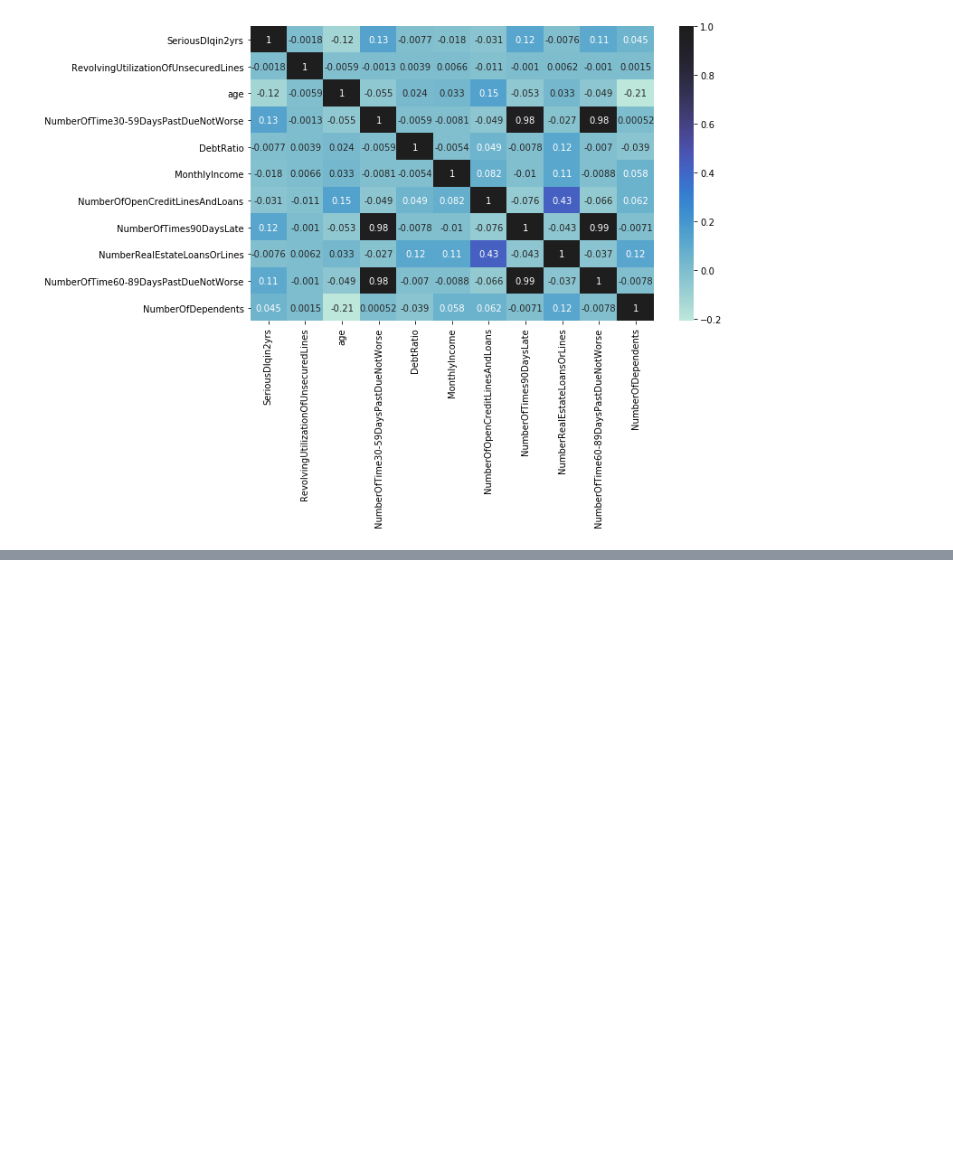
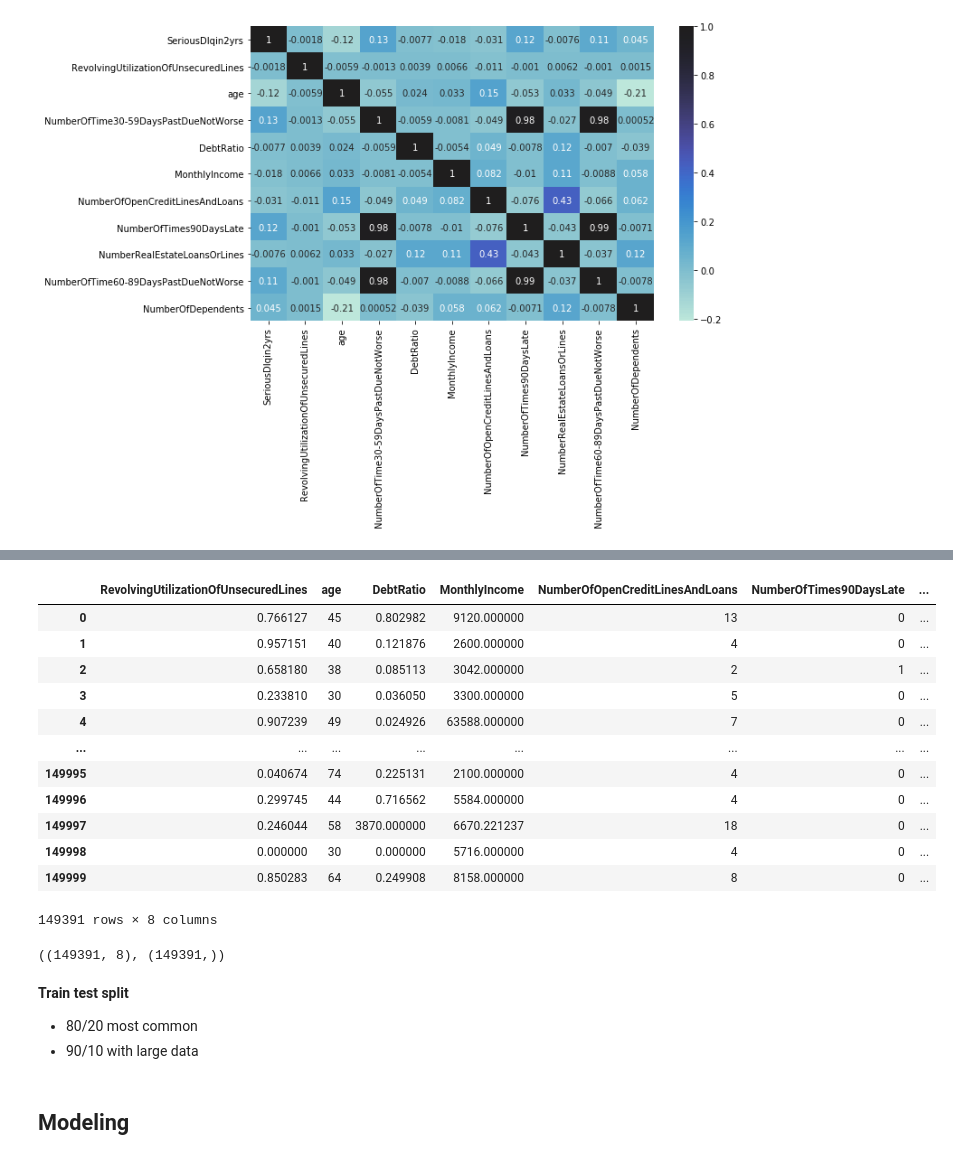
Before and after one commit to datacuriosity/MCI_Python_15S_Level_1, a Jupyter notebook: Lectures/Lecture_09+10/Session_11/live_lecture_08.ipynb, the cells around one changed output, grey strips where cells are left out. Drawn from its saved outputs; the diff is of its cells as text; code cells hidden in the pictures; blank space fills up the shorter version.

```diff
--- a/Lectures/Lecture_09+10/Session_11/live_lecture_08.ipynb
+++ b/Lectures/Lecture_09+10/Session_11/live_lecture_08.ipynb
@@ -291,0 +294,27 @@ sns.heatmap(df.corr(), annot=True, center=True);
+# %%
+columns = ['RevolvingUtilizationOfUnsecuredLines', 'age', 'DebtRatio', 'MonthlyIncome',
+           'NumberOfOpenCreditLinesAndLoans', 'NumberOfTimes90DaysLate',
+           'NumberRealEstateLoansOrLines', 'NumberOfDependents']
+# features.drop(columns=[''])
+
+features_final = features[columns]
+# %%
+features_final
+# %% [output]
+|  | RevolvingUtilizationOfUnsecuredLines | age | DebtRatio | MonthlyIncome | NumberOfOpenCreditLinesAndLoans | NumberOfTimes90DaysLate | ... |
+| 0 | 0.766127 | 45 | 0.802982 | 9120.000000 | 13 | 0 | ... |
+| 1 | 0.957151 | 40 | 0.121876 | 2600.000000 | 4 | 0 | ... |
+| 2 | 0.658180 | 38 | 0.085113 | 3042.000000 | 2 | 1 | ... |
+| 3 | 0.233810 | 30 | 0.036050 | 3300.000000 | 5 | 0 | ... |
+| 4 | 0.907239 | 49 | 0.024926 | 63588.000000 | 7 | 0 | ... |
+| ... | ... | ... | ... | ... | ... | ... | ... |
+| 149995 | 0.040674 | 74 | 0.225131 | 2100.000000 | 4 | 0 | ... |
+| 149996 | 0.299745 | 44 | 0.716562 | 5584.000000 | 4 | 0 | ... |
+| 149997 | 0.246044 | 58 | 3870.000000 | 6670.221237 | 18 | 0 | ... |
+| 149998 | 0.000000 | 30 | 0.000000 | 5716.000000 | 4 | 0 | ... |
+| 149999 | 0.850283 | 64 | 0.249908 | 8158.000000 | 8 | 0 | ... |
+149391 rows × 8 columns
+# %%
+features_final.shape, label.shape
+# %% [output]
+((149391, 8), (149391,))
@@ -291,0 +325,6 @@ sns.heatmap(df.corr(), annot=True, center=True);
+# %% [markdown]
+**Train test split**
+- 80/20 most common
+- 90/10 with large data
+# %% [markdown]
+## Modeling
```
Also changed, not shown: parts of 30 cells of this notebook.
